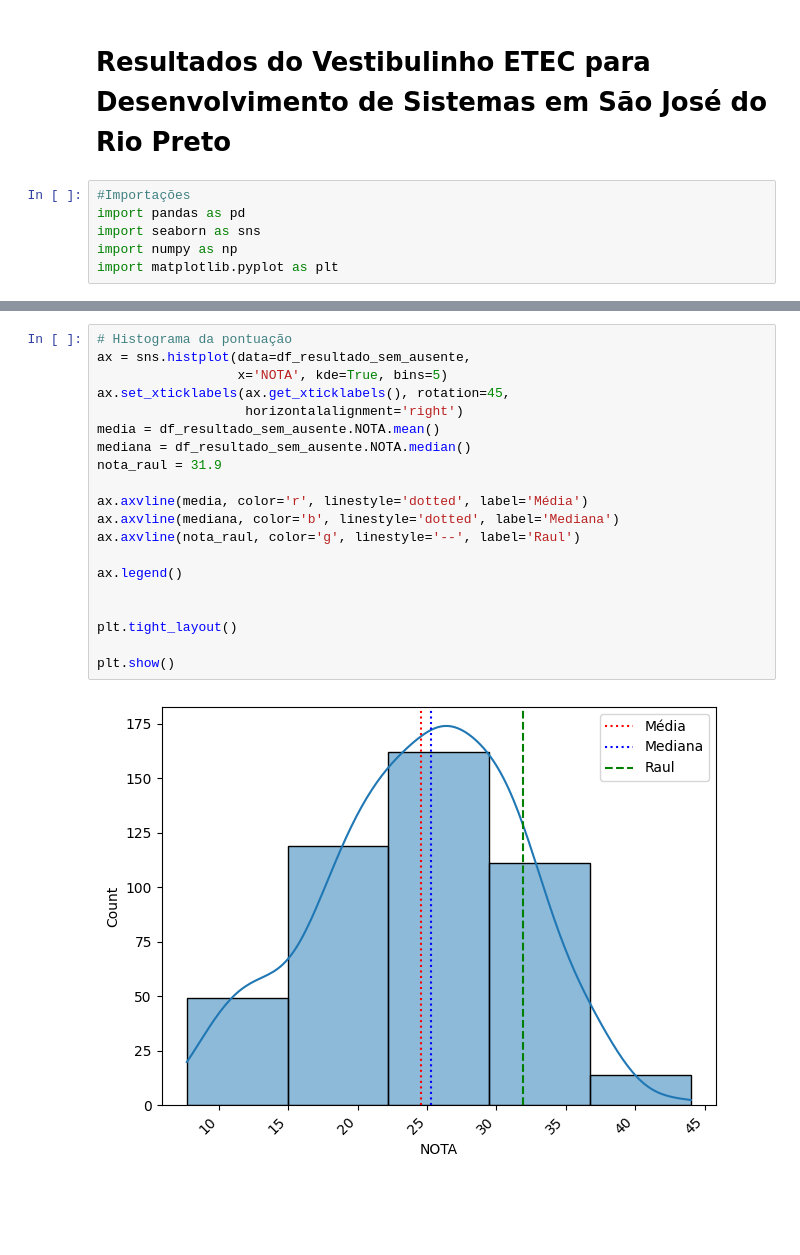
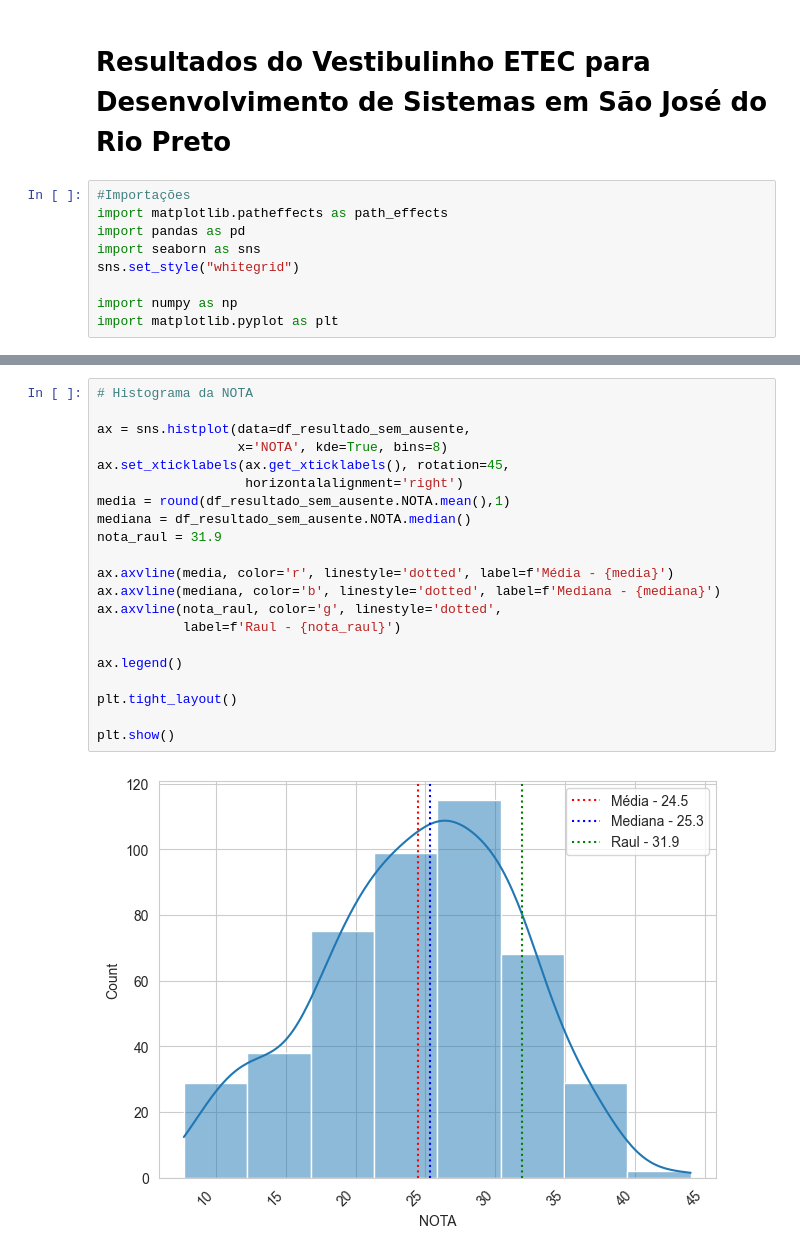
Before and after one commit to MirianGuerra/Resultado_ETEC, a Jupyter notebook: resultado_etec.ipynb, the cells around one changed output, grey strips where cells are left out. Saved outputs shown, nothing was run; the diff lists cells and outputs as text; blank space fills up the shorter version.

```diff
--- a/resultado_etec.ipynb
+++ b/resultado_etec.ipynb
@@ -2,7 +2,10 @@
 # Resultados do Vestibulinho ETEC para Desenvolvimento de Sistemas em São José do Rio Preto
 # %%
 #Importações
+import matplotlib.patheffects as path_effects
 import pandas as pd
 import seaborn as sns
+sns.set_style("whitegrid")
+
 import numpy as np
 import matplotlib.pyplot as plt
@@ -49,24 +74,25 @@ See the caveats in the documentation: https://pandas.pydata.org/pandas-docs/stab
 | 454 | 455 | 0098.00S.02751-0 | MARIANA SENA POSSARI | 7,7 | NÃO | SIM | Classificado | 7.7 |
 455 rows × 8 columns
 # %%
-# Histograma da pontuação
+# Histograma da NOTA
+
 ax = sns.histplot(data=df_resultado_sem_ausente,
-                  x='NOTA', kde=True, bins=5)
+                  x='NOTA', kde=True, bins=8)
 ax.set_xticklabels(ax.get_xticklabels(), rotation=45,
                    horizontalalignment='right')
-media = df_resultado_sem_ausente.NOTA.mean()
+media = round(df_resultado_sem_ausente.NOTA.mean(),1)
 mediana = df_resultado_sem_ausente.NOTA.median()
 nota_raul = 31.9
 
-ax.axvline(media, color='r', linestyle='dotted', label='Média')
-ax.axvline(mediana, color='b', linestyle='dotted', label='Mediana')
-ax.axvline(nota_raul, color='g', linestyle='--', label='Raul')
+ax.axvline(media, color='r', linestyle='dotted', label=f'Média - {media}')
+ax.axvline(mediana, color='b', linestyle='dotted', label=f'Mediana - {mediana}')
+ax.axvline(nota_raul, color='g', linestyle='dotted',
+           label=f'Raul - {nota_raul}')
 
 ax.legend()
-
 
 plt.tight_layout()
 
 plt.show()
 # %% [output]
-[figure, old version]
+[figure, new version]
```
Also changed, not shown: parts of 11 cells of this notebook.
